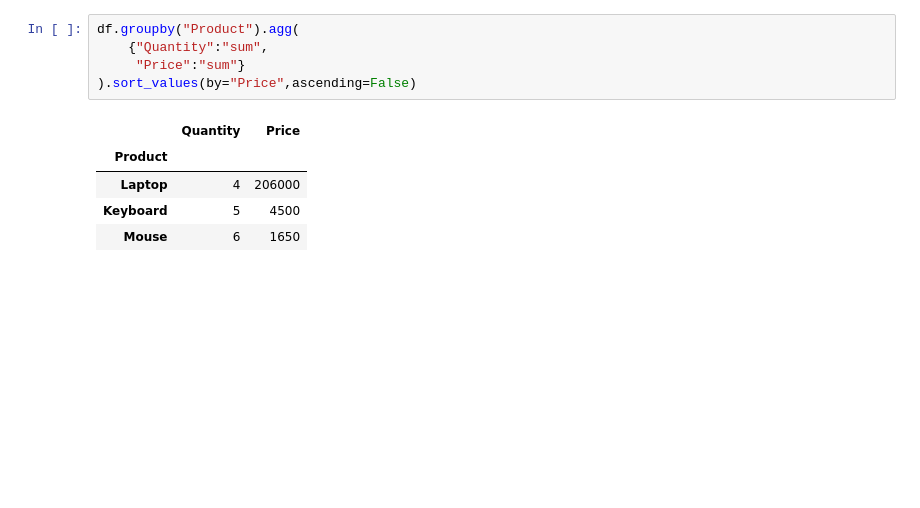
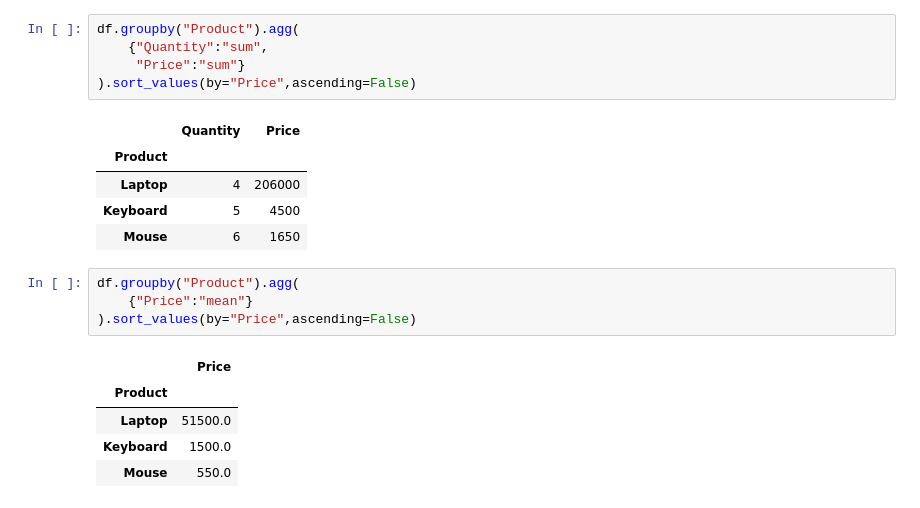
Before and after one commit to mohitainsis/Libraries, a Jupyter notebook: Pandas/practice_p/pract_rev.ipynb, the cells around one changed output. Saved outputs shown, nothing was run; the diff lists cells and outputs as text; blank space fills up the shorter version.

```diff
--- a/Pandas/practice_p/pract_rev.ipynb
+++ b/Pandas/practice_p/pract_rev.ipynb
@@ -365,3 +365,13 @@ df.groupby("Product").agg(
 | Laptop | 4 | 206000 |
 | Keyboard | 5 | 4500 |
 | Mouse | 6 | 1650 |
+# %%
+df.groupby("Product").agg(
+    {"Price":"mean"}
+).sort_values(by="Price",ascending=False)
+# %% [output]
+|  | Price |
+| Product |  |
+| Laptop | 51500.0 |
+| Keyboard | 1500.0 |
+| Mouse | 550.0 |
```
Also changed, not shown: parts of 3 cells of this notebook.
